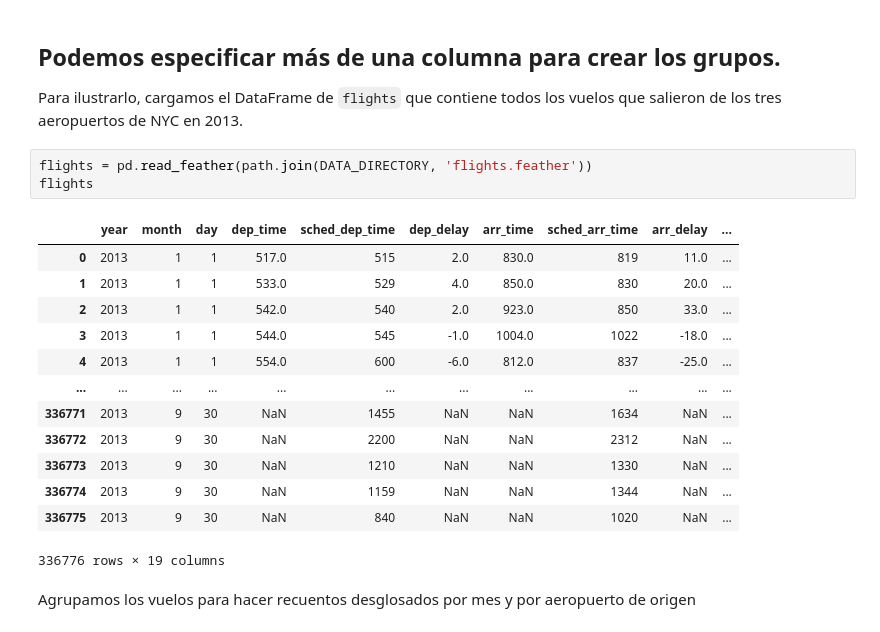
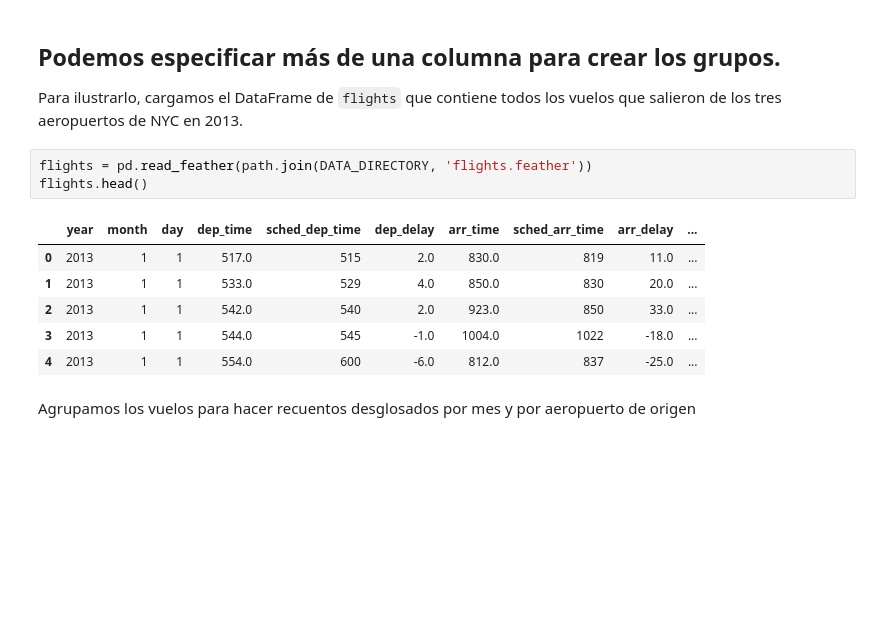
Before and after one commit to mkesslerct/data_science_Python, a Jupyter notebook: transparencias/07-groupby/01-groupby-slides.ipynb, the cells around one changed output. Drawn from its saved outputs; the diff is of its cells as text; blank space fills up the shorter version.

```diff
--- a/transparencias/07-groupby/01-groupby-slides.ipynb
+++ b/transparencias/07-groupby/01-groupby-slides.ipynb
@@ -93,21 +93,14 @@ agrupados.describe()
 Para ilustrarlo, cargamos el DataFrame de `flights` que contiene todos los vuelos que salieron de los tres aeropuertos de NYC en 2013.
 # %%
 flights = pd.read_feather(path.join(DATA_DIRECTORY, 'flights.feather'))
-flights
+flights.head()
 # %% [output]
 |  | year | month | day | dep_time | sched_dep_time | dep_delay | arr_time | sched_arr_time | arr_delay | ... |
 | 0 | 2013 | 1 | 1 | 517.0 | 515 | 2.0 | 830.0 | 819 | 11.0 | ... |
 | 1 | 2013 | 1 | 1 | 533.0 | 529 | 4.0 | 850.0 | 830 | 20.0 | ... |
 | 2 | 2013 | 1 | 1 | 542.0 | 540 | 2.0 | 923.0 | 850 | 33.0 | ... |
 | 3 | 2013 | 1 | 1 | 544.0 | 545 | -1.0 | 1004.0 | 1022 | -18.0 | ... |
 | 4 | 2013 | 1 | 1 | 554.0 | 600 | -6.0 | 812.0 | 837 | -25.0 | ... |
-| ... | ... | ... | ... | ... | ... | ... | ... | ... | ... | ... |
-| 336771 | 2013 | 9 | 30 | NaN | 1455 | NaN | NaN | 1634 | NaN | ... |
-| 336772 | 2013 | 9 | 30 | NaN | 2200 | NaN | NaN | 2312 | NaN | ... |
-| 336773 | 2013 | 9 | 30 | NaN | 1210 | NaN | NaN | 1330 | NaN | ... |
-| 336774 | 2013 | 9 | 30 | NaN | 1159 | NaN | NaN | 1344 | NaN | ... |
-| 336775 | 2013 | 9 | 30 | NaN | 840 | NaN | NaN | 1020 | NaN | ... |
-336776 rows × 19 columns
 # %% [markdown]
 Agrupamos los vuelos para hacer recuentos desglosados por mes y por aeropuerto de origen
 # %%
```
Also changed, not shown: parts of 26 cells of this notebook, 26 other files.
